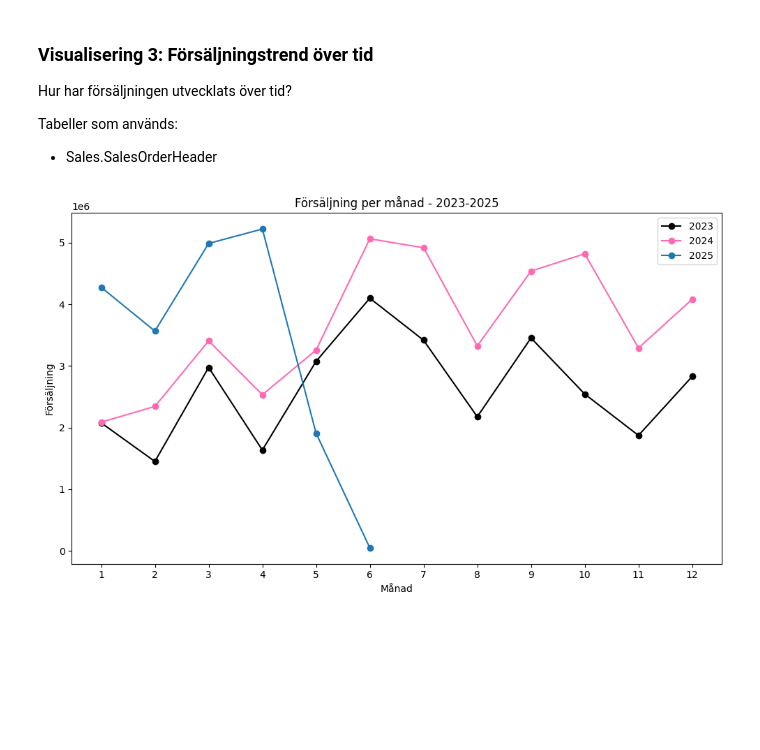
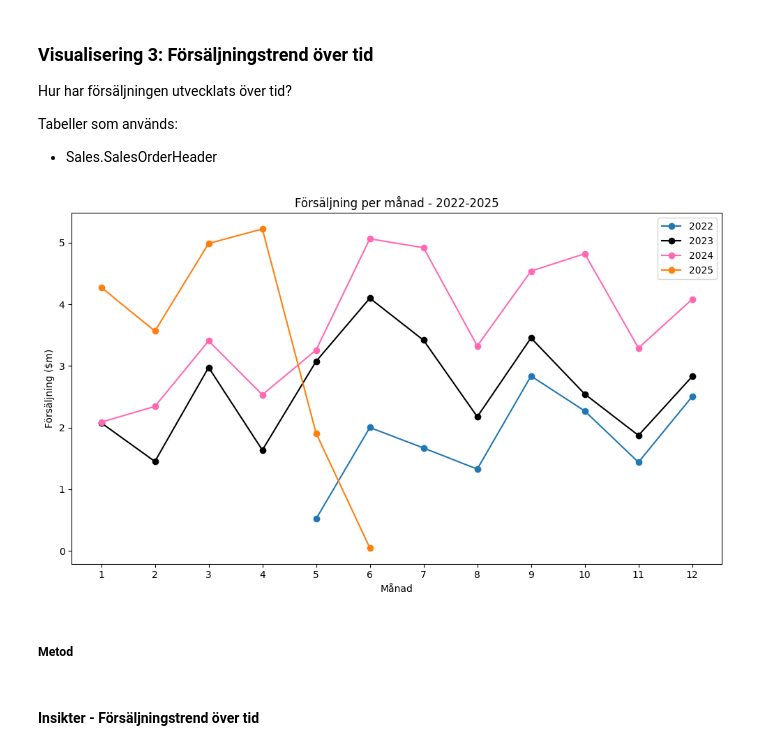
Before and after one commit to josefinoleryd/AdventureWorks_Sales_analysis, a Jupyter notebook: Rapport.ipynb, the cells around one changed output. Drawn from its saved outputs; the diff is of its cells as text; code cells hidden in the pictures; blank space fills up the shorter version.

```diff
--- a/Rapport.ipynb
+++ b/Rapport.ipynb
@@ -217,6 +217,19 @@ Tabeller som används:
 
 * Sales.SalesOrderHeader
 # %%
+query_vis3_2022 = """
+SELECT
+    MONTH(soh.OrderDate) AS OrderMonth,
+    SUM(soh.SubTotal) AS TotalRevenue
+FROM Sales.SalesOrderHeader AS soh
+WHERE soh.OrderDate >= '2022-01-01'
+    AND soh.OrderDate < '2023-01-01'
+GROUP BY
+    MONTH(soh.OrderDate)
+ORDER BY
+    OrderMonth
+"""
+
 query_vis3_2023 = """
 SELECT
     MONTH(soh.OrderDate) AS OrderMonth,
@@ -241,36 +254,42 @@ GROUP BY
     MONTH(soh.OrderDate)
 ORDER BY
     OrderMonth
 """
 
 query_vis3_2025 = """
 SELECT
     MONTH(soh.OrderDate) AS OrderMonth,
     SUM(soh.SubTotal) AS TotalRevenue
 FROM Sales.SalesOrderHeader AS soh
 WHERE soh.OrderDate >= '2025-01-01'
     AND soh.OrderDate < '2026-01-01'
 GROUP BY
     MONTH(soh.OrderDate)
 ORDER BY
     OrderMonth
 """
 
+df_vis3_2022 = query_df(query_vis3_2022)
 df_vis3_2023 = query_df(query_vis3_2023)
 df_vis3_2024 = query_df(query_vis3_2024)
 df_vis3_2025 = query_df(query_vis3_2025)
 
 plt.figure(figsize=(10,6))
 
-plt.plot(df_vis3_2023["OrderMonth"], df_vis3_2023["TotalRevenue"], marker="o", label="2023", color="black")
-plt.plot(df_vis3_2024["OrderMonth"], df_vis3_2024["TotalRevenue"], marker="o", label="2024", color="hotpink")
-plt.plot(df_vis3_2025["OrderMonth"], df_vis3_2025["TotalRevenue"], marker="o", label="2025")
+plt.plot(df_vis3_2022["OrderMonth"], df_vis3_2022["TotalRevenue"] / 1_000_000, marker="o", label="2022")
+plt.plot(df_vis3_2023["OrderMonth"], df_vis3_2023["TotalRevenue"] / 1_000_000, marker="o", label="2023", color="black")
+plt.plot(df_vis3_2024["OrderMonth"], df_vis3_2024["TotalRevenue"] / 1_000_000, marker="o", label="2024", color="hotpink")
+plt.plot(df_vis3_2025["OrderMonth"], df_vis3_2025["TotalRevenue"] / 1_000_000, marker="o", label="2025")
 
 plt.xlabel("Månad")
-plt.ylabel("Försäljning")
-plt.title("Försäljning per månad - 2023-2025")
+plt.ylabel("Försäljning ($m)")
+plt.title("Försäljning per månad - 2022-2025")
 plt.xticks(range(1,13))
 plt.legend()
 plt.tight_layout()
 # %% [output]
-[figure, old version]
+[figure, new version]
+# %% [markdown]
+##### Metod
+# %% [markdown]
+#### Insikter - Försäljningstrend över tid
```
Also changed, not shown: 1 other file.
